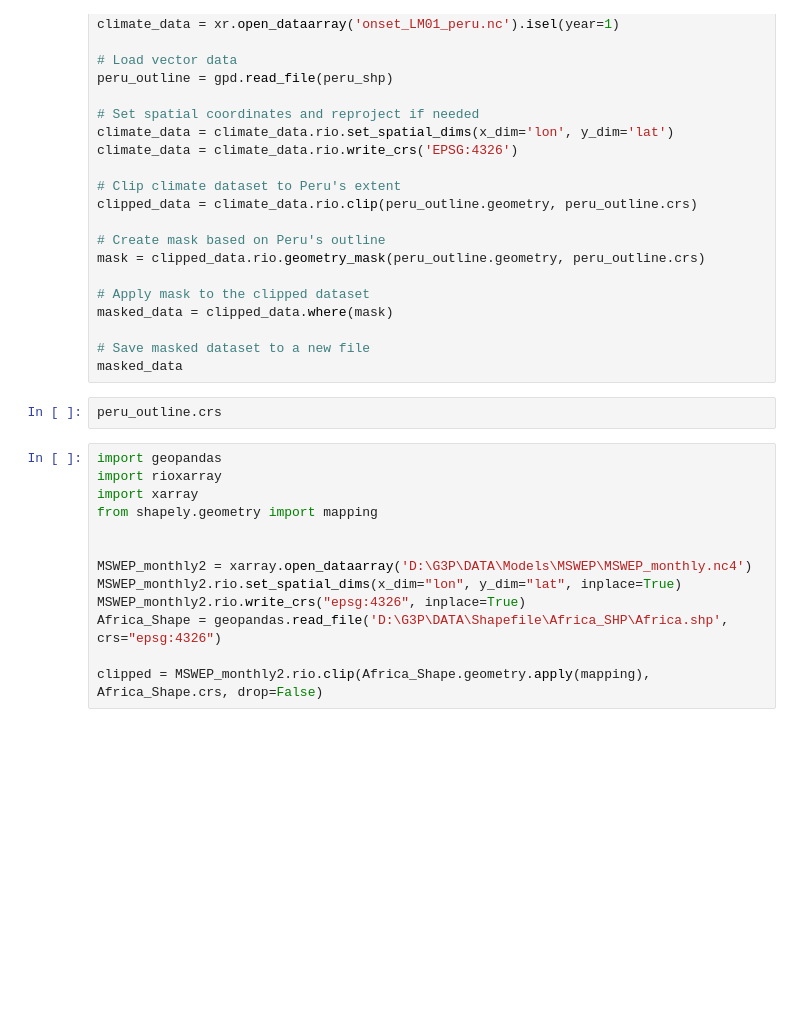
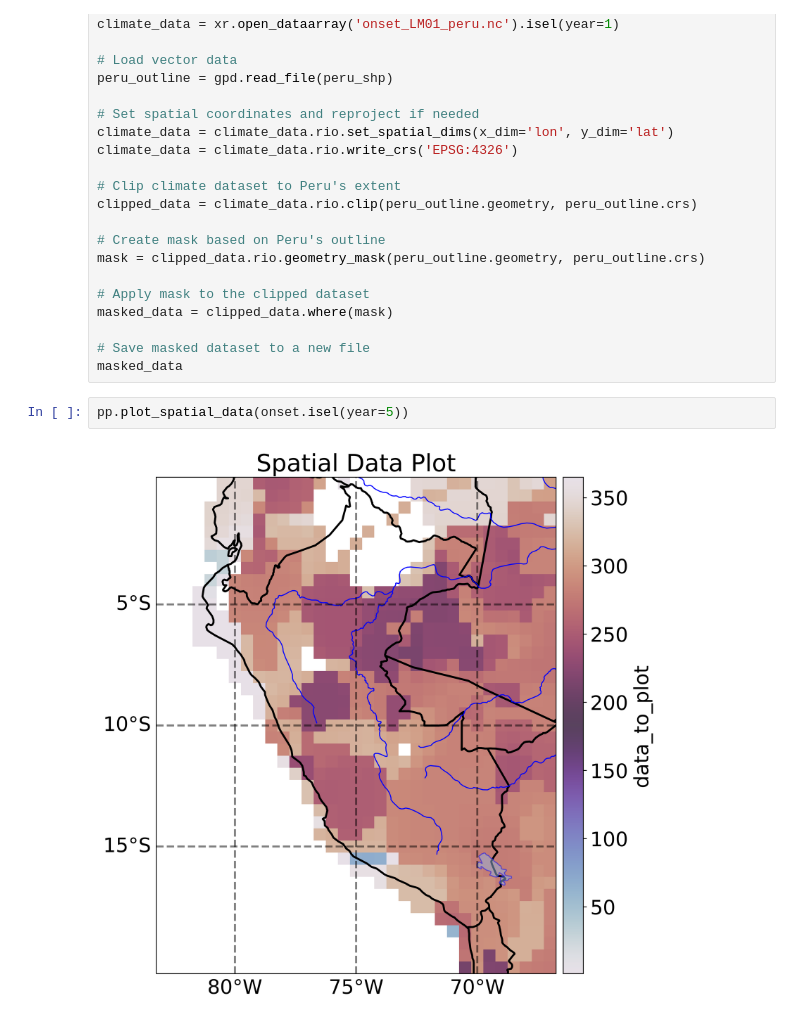
Before and after one commit to gbromley/PreSeason, a Jupyter notebook: workflows/PeruVerification.ipynb, the cells around one changed output. Saved outputs shown, nothing was run; the diff lists cells and outputs as text; blank space fills up the shorter version.

```diff
--- a/workflows/PeruVerification.ipynb
+++ b/workflows/PeruVerification.ipynb
@@ -649,18 +126,7 @@ masked_data = clipped_data.where(mask)
 
 # Save masked dataset to a new file
 masked_data
-# %%
-peru_outline.crs
-# %%
-import geopandas
-import rioxarray
-import xarray
-from shapely.geometry import mapping
-
-
-MSWEP_monthly2 = xarray.open_dataarray('D:\G3P\DATA\Models\MSWEP\MSWEP_monthly.nc4')
-MSWEP_monthly2.rio.set_spatial_dims(x_dim="lon", y_dim="lat", inplace=True)
-MSWEP_monthly2.rio.write_crs("epsg:4326", inplace=True)
-Africa_Shape = geopandas.read_file('D:\G3P\DATA\Shapefile\Africa_SHP\Africa.shp', crs="epsg:4326")
-
-clipped = MSWEP_monthly2.rio.clip(Africa_Shape.geometry.apply(mapping), Africa_Shape.crs, drop=False)
+# %%
+pp.plot_spatial_data(onset.isel(year=5))
+# %% [output]
+[figure, added]
```
Also changed, not shown: parts of 22 cells of this notebook, 1 other file.
